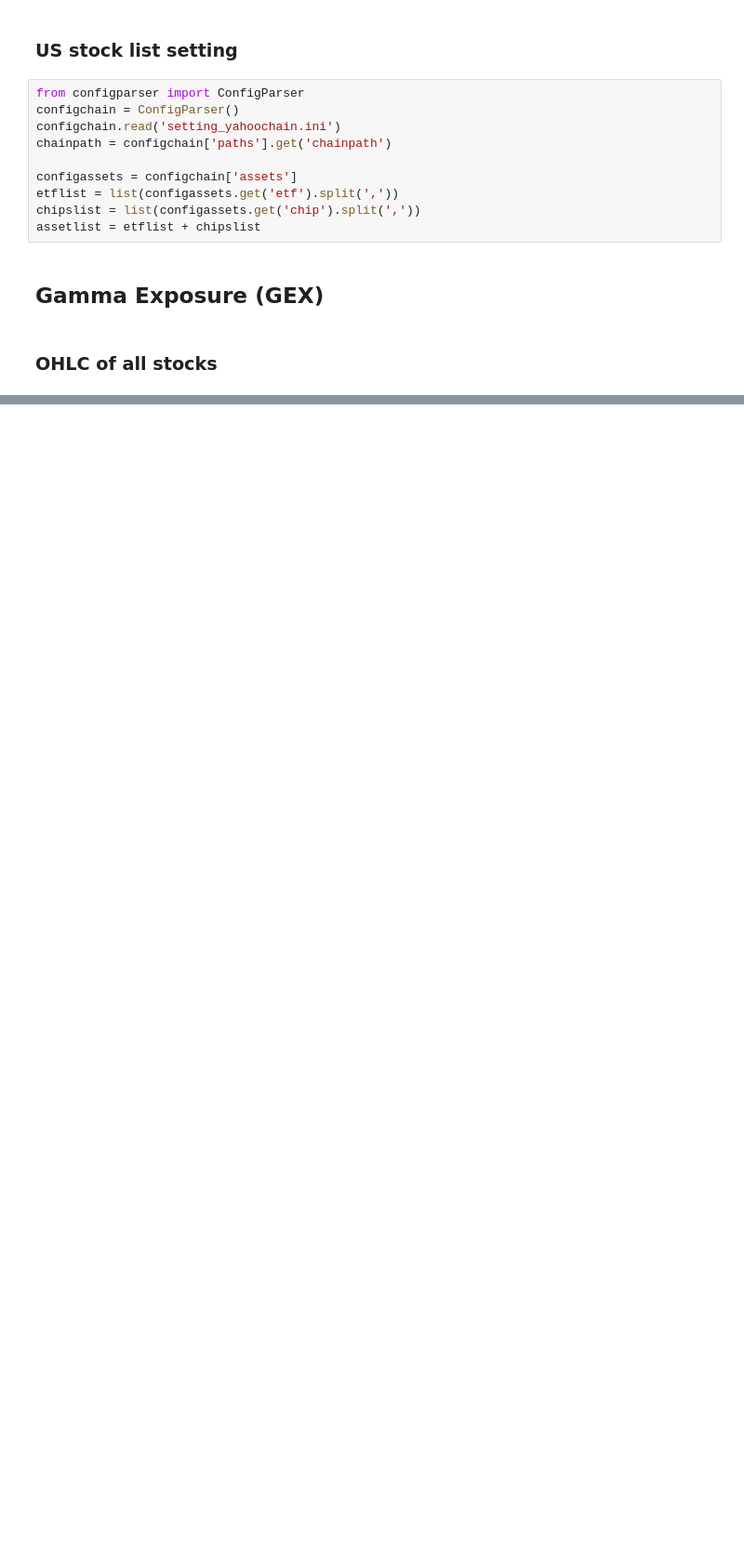
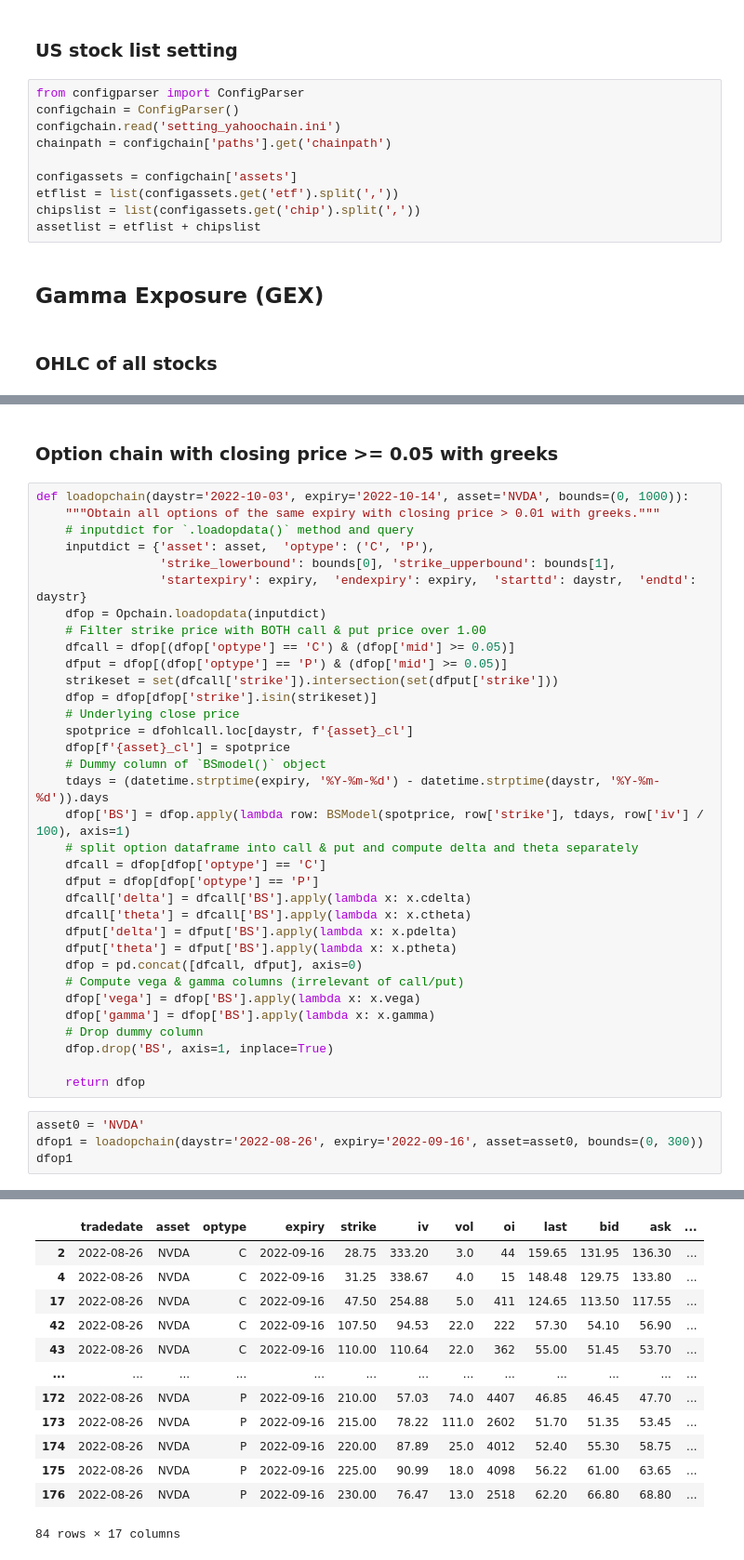
Before and after one commit to willbillionquant/bsoption, a Jupyter notebook: nyopchain-GEX.ipynb, the cells around one changed output, grey strips where cells are left out. Shown: that part at 93% size. Cells and saved outputs as stored; diff of their text form; blank space fills up the shorter version.

```diff
--- a/nyopchain-GEX.ipynb
+++ b/nyopchain-GEX.ipynb
@@ -57,0 +45,41 @@ Name: NVDA_cl, dtype: float64
+# %% [markdown]
+### Option chain with closing price >= 0.05 with greeks
+# %%
+def loadopchain(daystr='2022-10-03', expiry='2022-10-14', asset='NVDA', bounds=(0, 1000)):
+    """Obtain all options of the same expiry with closing price > 0.01 with greeks."""
+    # inputdict for `.loadopdata()` method and query
+    inputdict = {'asset': asset,  'optype': ('C', 'P'),
+                 'strike_lowerbound': bounds[0], 'strike_upperbound': bounds[1],
+                 'startexpiry': expiry,  'endexpiry': expiry,  'starttd': daystr,  'endtd': daystr}
+    dfop = Opchain.loadopdata(inputdict)
+    # Filter strike price with BOTH call & put price over 1.00
+    dfcall = dfop[(dfop['optype'] == 'C') & (dfop['mid'] >= 0.05)]
+    dfput = dfop[(dfop['optype'] == 'P') & (dfop['mid'] >= 0.05)]
+    strikeset = set(dfcall['strike']).intersection(set(dfput['strike']))
+    dfop = dfop[dfop['strike'].isin(strikeset)]
+    # Underlying close price
+    spotprice = dfohlcall.loc[daystr, f'{asset}_cl']
+    dfop[f'{asset}_cl'] = spotprice
+    # Dummy column of `BSmodel()` object
+    tdays = (datetime.strptime(expiry, '%Y-%m-%d') - datetime.strptime(daystr, '%Y-%m-%d')).days
+    dfop['BS'] = dfop.apply(lambda row: BSModel(spotprice, row['strike'], tdays, row['iv'] / 100), axis=1)
+    # split option dataframe into call & put and compute delta and theta separately
+    dfcall = dfop[dfop['optype'] == 'C']
+    dfput = dfop[dfop['optype'] == 'P']
+    dfcall['delta'] = dfcall['BS'].apply(lambda x: x.cdelta)
+    dfcall['theta'] = dfcall['BS'].apply(lambda x: x.ctheta)
+    dfput['delta'] = dfput['BS'].apply(lambda x: x.pdelta)
+    dfput['theta'] = dfput['BS'].apply(lambda x: x.ptheta)
+    dfop = pd.concat([dfcall, dfput], axis=0)
+    # Compute vega & gamma columns (irrelevant of call/put)
+    dfop['vega'] = dfop['BS'].apply(lambda x: x.vega)
+    dfop['gamma'] = dfop['BS'].apply(lambda x: x.gamma)
+    # Drop dummy column
+    dfop.drop('BS', axis=1, inplace=True)
+
+    return dfop
+# %%
+asset0 = 'NVDA'
+dfop1 = loadopchain(daystr='2022-08-26', expiry='2022-09-16', asset=asset0, bounds=(0, 300))
+dfop1
+# %% [output]
@@ -57,0 +106,13 @@ Name: NVDA_cl, dtype: float64
+|  | tradedate | asset | optype | expiry | strike | iv | vol | oi | last | bid | ask | ... |
+| 2 | 2022-08-26 | NVDA | C | 2022-09-16 | 28.75 | 333.20 | 3.0 | 44 | 159.65 | 131.95 | 136.30 | ... |
+| 4 | 2022-08-26 | NVDA | C | 2022-09-16 | 31.25 | 338.67 | 4.0 | 15 | 148.48 | 129.75 | 133.80 | ... |
+| 17 | 2022-08-26 | NVDA | C | 2022-09-16 | 47.50 | 254.88 | 5.0 | 411 | 124.65 | 113.50 | 117.55 | ... |
+| 42 | 2022-08-26 | NVDA | C | 2022-09-16 | 107.50 | 94.53 | 22.0 | 222 | 57.30 | 54.10 | 56.90 | ... |
+| 43 | 2022-08-26 | NVDA | C | 2022-09-16 | 110.00 | 110.64 | 22.0 | 362 | 55.00 | 51.45 | 53.70 | ... |
+| ... | ... | ... | ... | ... | ... | ... | ... | ... | ... | ... | ... | ... |
+| 172 | 2022-08-26 | NVDA | P | 2022-09-16 | 210.00 | 57.03 | 74.0 | 4407 | 46.85 | 46.45 | 47.70 | ... |
+| 173 | 2022-08-26 | NVDA | P | 2022-09-16 | 215.00 | 78.22 | 111.0 | 2602 | 51.70 | 51.35 | 53.45 | ... |
+| 174 | 2022-08-26 | NVDA | P | 2022-09-16 | 220.00 | 87.89 | 25.0 | 4012 | 52.40 | 55.30 | 58.75 | ... |
+| 175 | 2022-08-26 | NVDA | P | 2022-09-16 | 225.00 | 90.99 | 18.0 | 4098 | 56.22 | 61.00 | 63.65 | ... |
+| 176 | 2022-08-26 | NVDA | P | 2022-09-16 | 230.00 | 76.47 | 13.0 | 2518 | 62.20 | 66.80 | 68.80 | ... |
+84 rows × 17 columns
```
Also changed, not shown: parts of 14 cells of this notebook.
